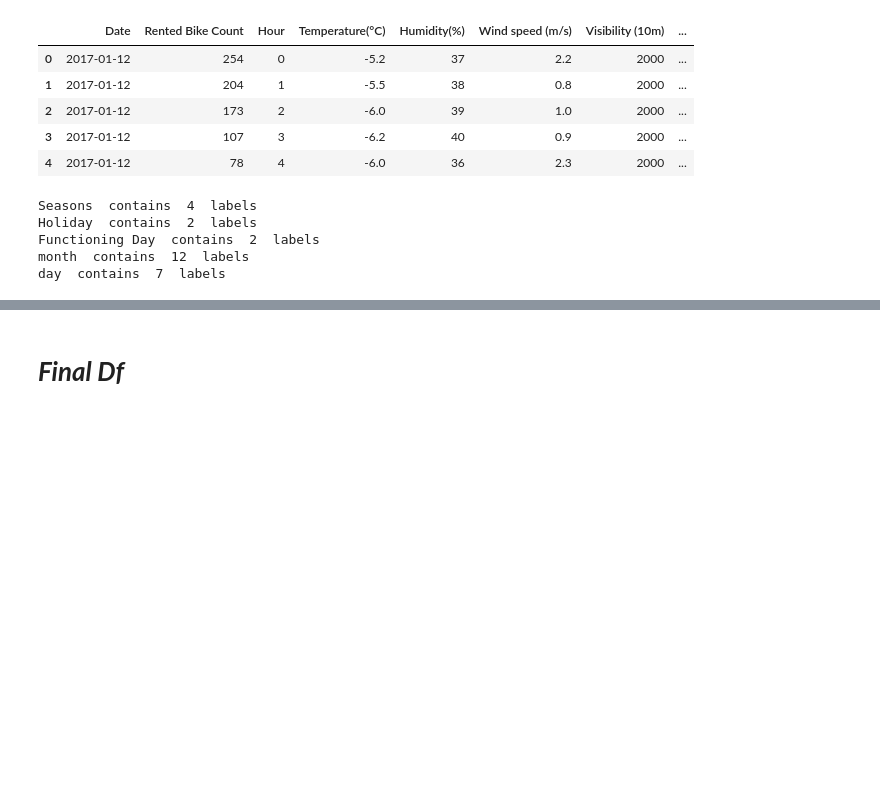
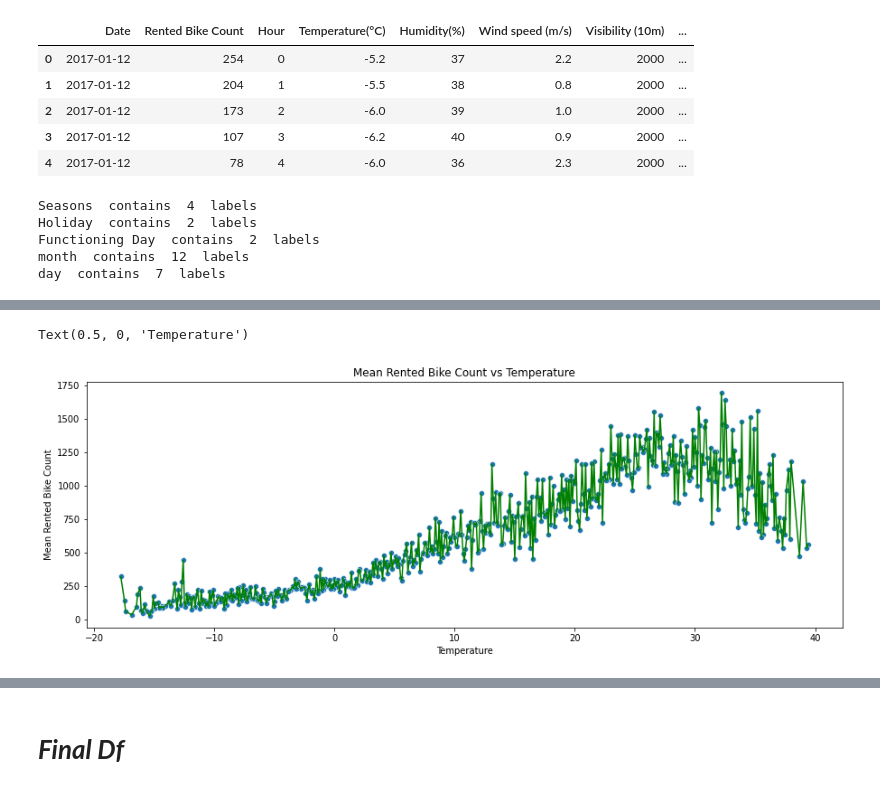
Before and after one commit to saurabhshinkar/Bike-Sharing-Demand-Prediction, a Jupyter notebook: Bike_Sharing_Demand_Prediction_Capstone_Project.ipynb, the cells around one changed output, grey strips where cells are left out. Saved outputs shown, nothing was run; the diff lists cells and outputs as text; code cells hidden in the pictures; blank space fills up the shorter version.

```diff
--- a/Bike_Sharing_Demand_Prediction_Capstone_Project.ipynb
+++ b/Bike_Sharing_Demand_Prediction_Capstone_Project.ipynb
@@ -269,0 +314,3 @@ day  contains  7  labels
+# %%
+temp_and_rented_bike= data.groupby('Temperature(°C)')['Rented Bike Count'].mean().reset_index(name="Rented Bike Count").sort_values(by=['Rented Bike Count'], ascending =False)
+temp_and_rented_bike
@@ -269,0 +331,10 @@ day  contains  7  labels
+# %%
+#visualizing
+sns.scatterplot(x="Temperature(°C)", y="Rented Bike Count", data=temp_and_rented_bike)
+sns.lineplot(x="Temperature(°C)", y="Rented Bike Count", data=temp_and_rented_bike, color='g')
+plt.title('Mean Rented Bike Count vs Temperature')
+plt.ylabel('Mean Rented Bike Count')
+plt.xlabel('Temperature')
+# %% [output]
+Text(0.5, 0, 'Temperature')
+[figure, added]
```
Also changed, not shown: parts of 61 cells of this notebook.
